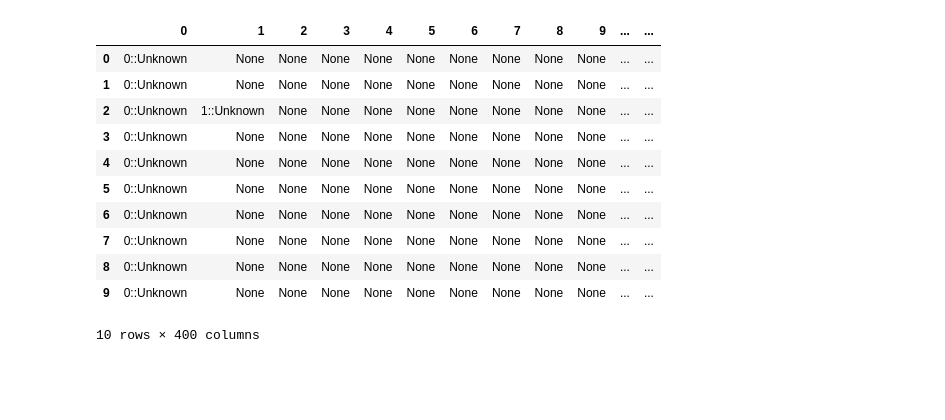
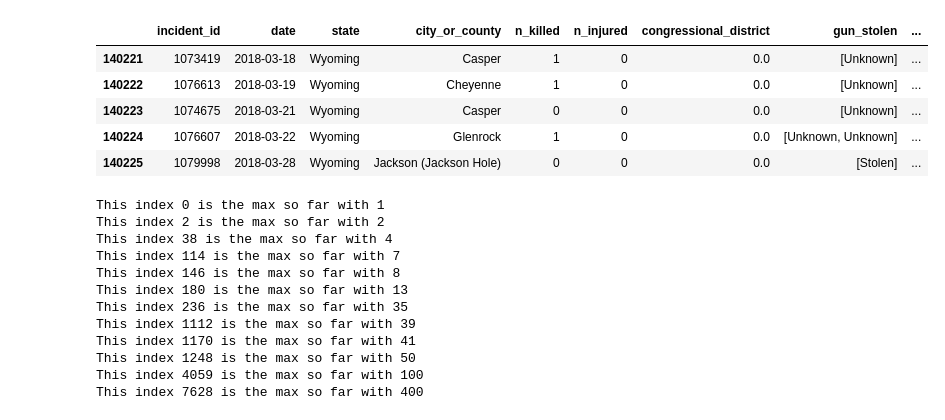
Before and after one commit to TeresaV2015/Mass-Shootings, a Jupyter notebook: Project-Gun.ipynb, the cells around one changed output. Drawn from its saved outputs; the diff is of its cells as text; code cells hidden in the pictures; blank space fills up the shorter version.

```diff
--- a/Project-Gun.ipynb
+++ b/Project-Gun.ipynb
@@ -117,18 +121,9 @@ temp5.head(5)
-# %%
-split_df = pd.DataFrame(temp5['gun_stolen'].tolist())
-split_df.head(10)
-
-## Apparrently there is one observation with 400 guns!?!?
-# %% [output]
-|  | 0 | 1 | 2 | 3 | 4 | 5 | 6 | 7 | 8 | 9 | ... | ... |
-| 0 | 0::Unknown | None | None | None | None | None | None | None | None | None | ... | ... |
-| 1 | 0::Unknown | None | None | None | None | None | None | None | None | None | ... | ... |
-| 2 | 0::Unknown | 1::Unknown | None | None | None | None | None | None | None | None | ... | ... |
-| 3 | 0::Unknown | None | None | None | None | None | None | None | None | None | ... | ... |
-| 4 | 0::Unknown | None | None | None | None | None | None | None | None | None | ... | ... |
-| 5 | 0::Unknown | None | None | None | None | None | None | None | None | None | ... | ... |
-| 6 | 0::Unknown | None | None | None | None | None | None | None | None | None | ... | ... |
-| 7 | 0::Unknown | None | None | None | None | None | None | None | None | None | ... | ... |
-| 8 | 0::Unknown | None | None | None | None | None | None | None | None | None | ... | ... |
-| 9 | 0::Unknown | None | None | None | None | None | None | None | None | None | ... | ... |
-10 rows × 400 columns
+# %%
+temp5.tail(5)
+# %% [output]
+|  | incident_id | date | state | city_or_county | n_killed | n_injured | congressional_district | gun_stolen | ... |
+| 140221 | 1073419 | 2018-03-18 | Wyoming | Casper | 1 | 0 | 0.0 | [Unknown] | ... |
+| 140222 | 1076613 | 2018-03-19 | Wyoming | Cheyenne | 1 | 0 | 0.0 | [Unknown] | ... |
+| 140223 | 1074675 | 2018-03-21 | Wyoming | Casper | 0 | 0 | 0.0 | [Unknown] | ... |
+| 140224 | 1076607 | 2018-03-22 | Wyoming | Glenrock | 1 | 0 | 0.0 | [Unknown, Unknown] | ... |
+| 140225 | 1079998 | 2018-03-28 | Wyoming | Jackson (Jackson Hole) | 0 | 0 | 0.0 | [Stolen] | ... |
@@ -134,0 +132,23 @@ split_df.head(10)
+# %%
+maximum = 0
+for i in range(len(temp5)):
+    l = temp5.loc[i, 'gun_stolen']
+    if not l:
+        l = ["Unknown"]
+        temp5.at[i, 'gun_stolen'] = l
+    elif len(l) > maximum:
+        maximum = len(l)
+        print(f"This index {i} is the max so far with {maximum}")
+# %% [output]
+This index 0 is the max so far with 1
+This index 2 is the max so far with 2
+This index 38 is the max so far with 4
+This index 114 is the max so far with 7
+This index 146 is the max so far with 8
+This index 180 is the max so far with 13
+This index 236 is the max so far with 35
+This index 1112 is the max so far with 39
+This index 1170 is the max so far with 41
+This index 1248 is the max so far with 50
+This index 4059 is the max so far with 100
+This index 7628 is the max so far with 400
```
Also changed, not shown: parts of 14 cells of this notebook.
